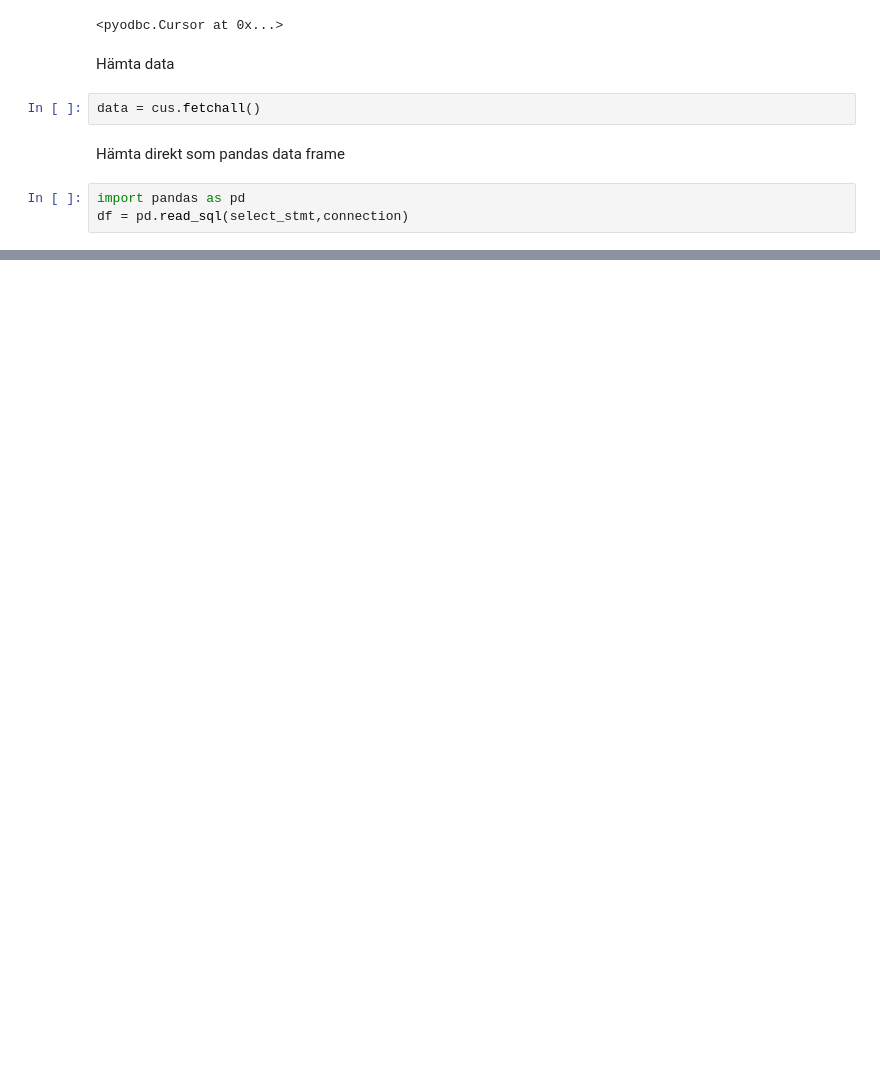
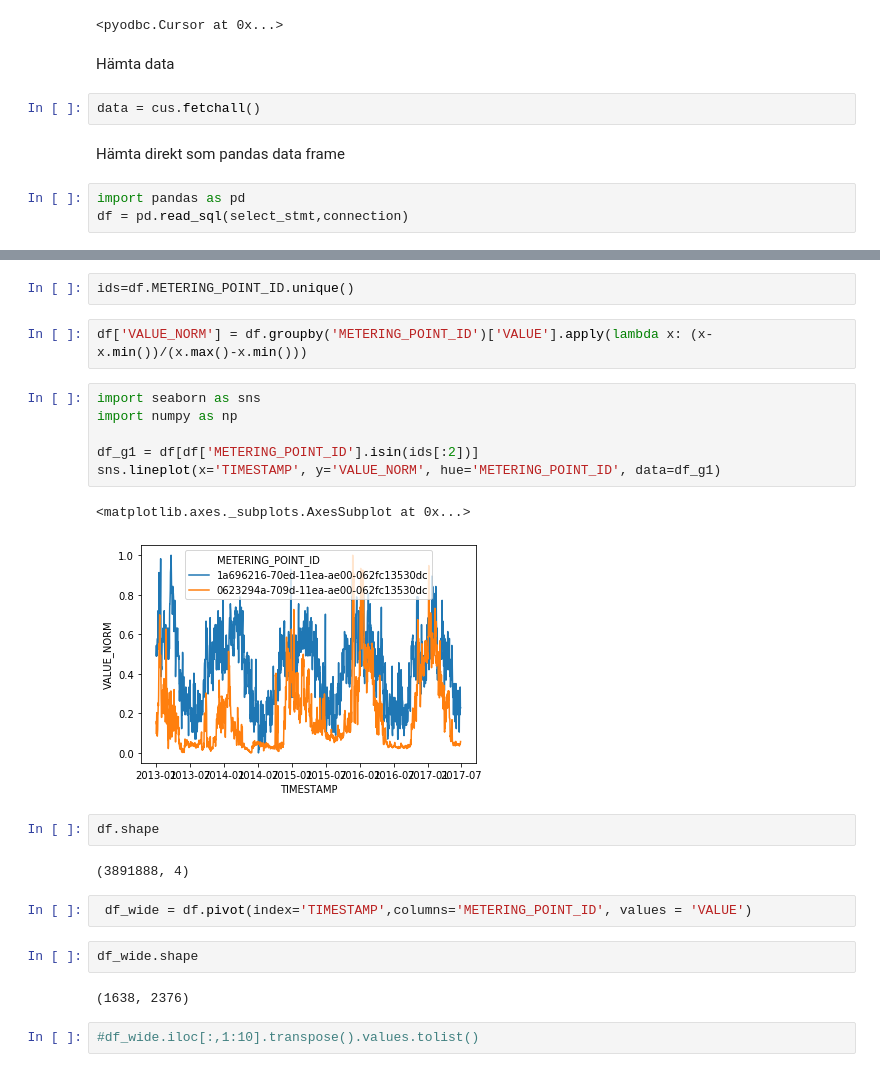
Before and after one commit to IdaLundholmBenzi/Analysutmaning_prognos, a Jupyter notebook: Oresundskraft.ipynb, the cells around one changed output, grey strips where cells are left out. Saved outputs shown, nothing was run; the diff lists cells and outputs as text; blank space fills up the shorter version.

```diff
--- a/Oresundskraft.ipynb
+++ b/Oresundskraft.ipynb
@@ -41,0 +72,25 @@ df.head()
+# %%
+ids=df.METERING_POINT_ID.unique()
+# %%
+df['VALUE_NORM'] = df.groupby('METERING_POINT_ID')['VALUE'].apply(lambda x: (x-x.min())/(x.max()-x.min()))
+# %%
+import seaborn as sns
+import numpy as np
+
+df_g1 = df[df['METERING_POINT_ID'].isin(ids[:2])]
+sns.lineplot(x='TIMESTAMP', y='VALUE_NORM', hue='METERING_POINT_ID', data=df_g1)
+# %% [output]
+<matplotlib.axes._subplots.AxesSubplot at 0x...>
+[figure, added]
+# %%
+df.shape
+# %% [output]
+(3891888, 4)
+# %%
+ df_wide = df.pivot(index='TIMESTAMP',columns='METERING_POINT_ID', values = 'VALUE')
+# %%
+df_wide.shape
+# %% [output]
+(1638, 2376)
+# %%
+#df_wide.iloc[:,1:10].transpose().values.tolist()
```
Also changed, not shown: parts of 59 cells of this notebook.
